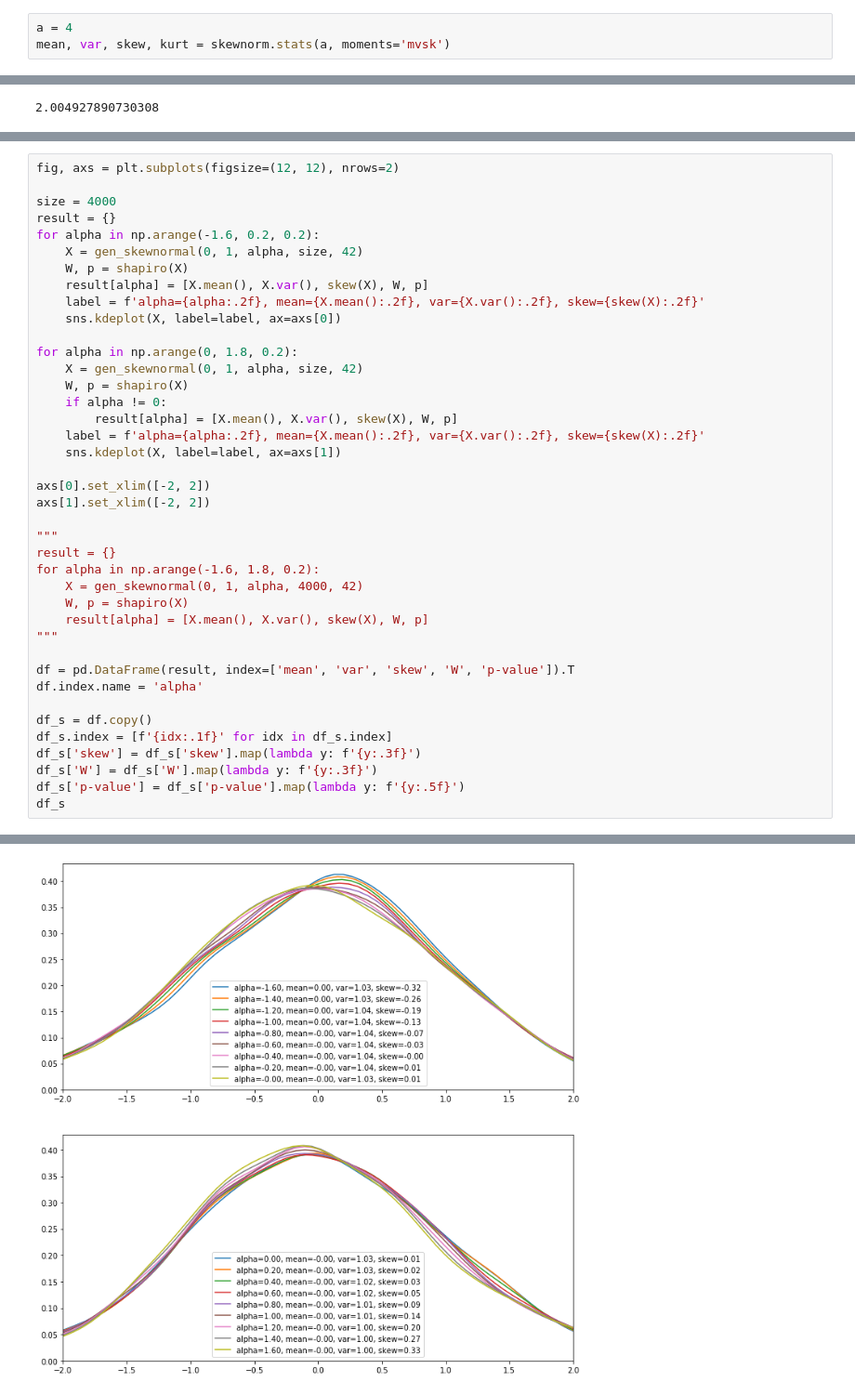
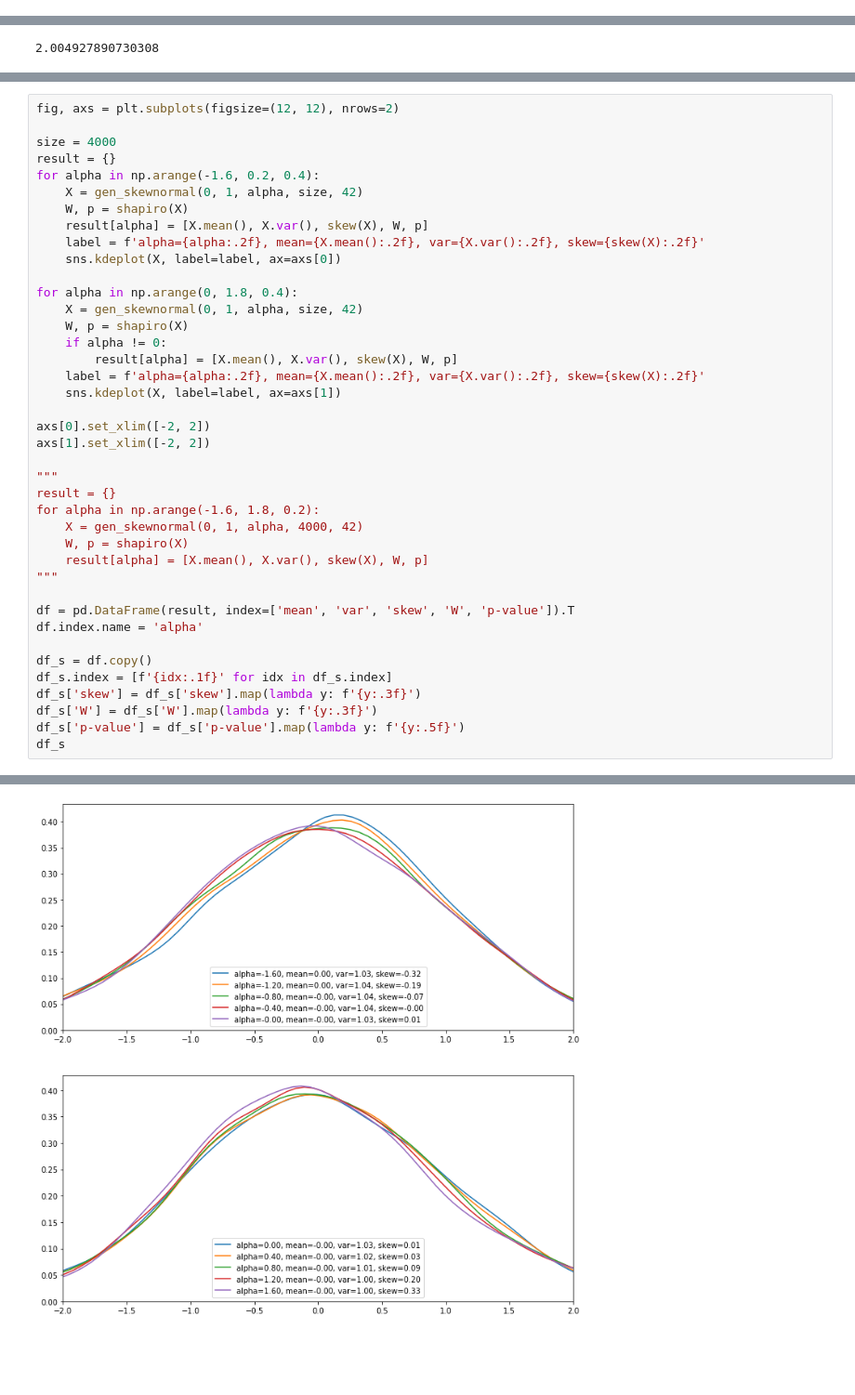
Before and after one commit to micky85lu/Data-Assimilation-Project, a Jupyter notebook: test_nongaussian.ipynb, the cells around one changed output, grey strips where cells are left out. Shown at 93% size. Drawn from its saved outputs; the diff is of its cells as text; blank space fills up the shorter version.

Commit message:
find the converge property for skewnormal

```diff
--- a/test_nongaussian.ipynb
+++ b/test_nongaussian.ipynb
@@ -5,6 +5,3 @@ import matplotlib.pyplot as plt
 import seaborn as sns
 import pandas as pd
 from scipy.stats import skewnorm, skew, norm, shapiro
-# %%
-a = 4
-mean, var, skew, kurt = skewnorm.stats(a, moments='mvsk')
@@ -77,14 +53,14 @@ fig, axs = plt.subplots(figsize=(12, 12), nrows=2)
 
 size = 4000
 result = {}
-for alpha in np.arange(-1.6, 0.2, 0.2):
+for alpha in np.arange(-1.6, 0.2, 0.4):
     X = gen_skewnormal(0, 1, alpha, size, 42)
     W, p = shapiro(X)
     result[alpha] = [X.mean(), X.var(), skew(X), W, p]
     label = f'alpha={alpha:.2f}, mean={X.mean():.2f}, var={X.var():.2f}, skew={skew(X):.2f}'
     sns.kdeplot(X, label=label, ax=axs[0])
 
-for alpha in np.arange(0, 1.8, 0.2):
+for alpha in np.arange(0, 1.8, 0.4):
     X = gen_skewnormal(0, 1, alpha, size, 42)
     W, p = shapiro(X)
     if alpha != 0:
@@ -133,5 +101,5 @@ df_s
 | 1.6 | -0.003563 | 0.997730 | 0.332 | 0.993 | 0.00000 |
-[figure, old version]
+[figure, new version]
 # %%
 plt.figure(figsize=(15, 6))
 x = df_s.index.values
```
Also changed, not shown: parts of 10 cells of this notebook.
